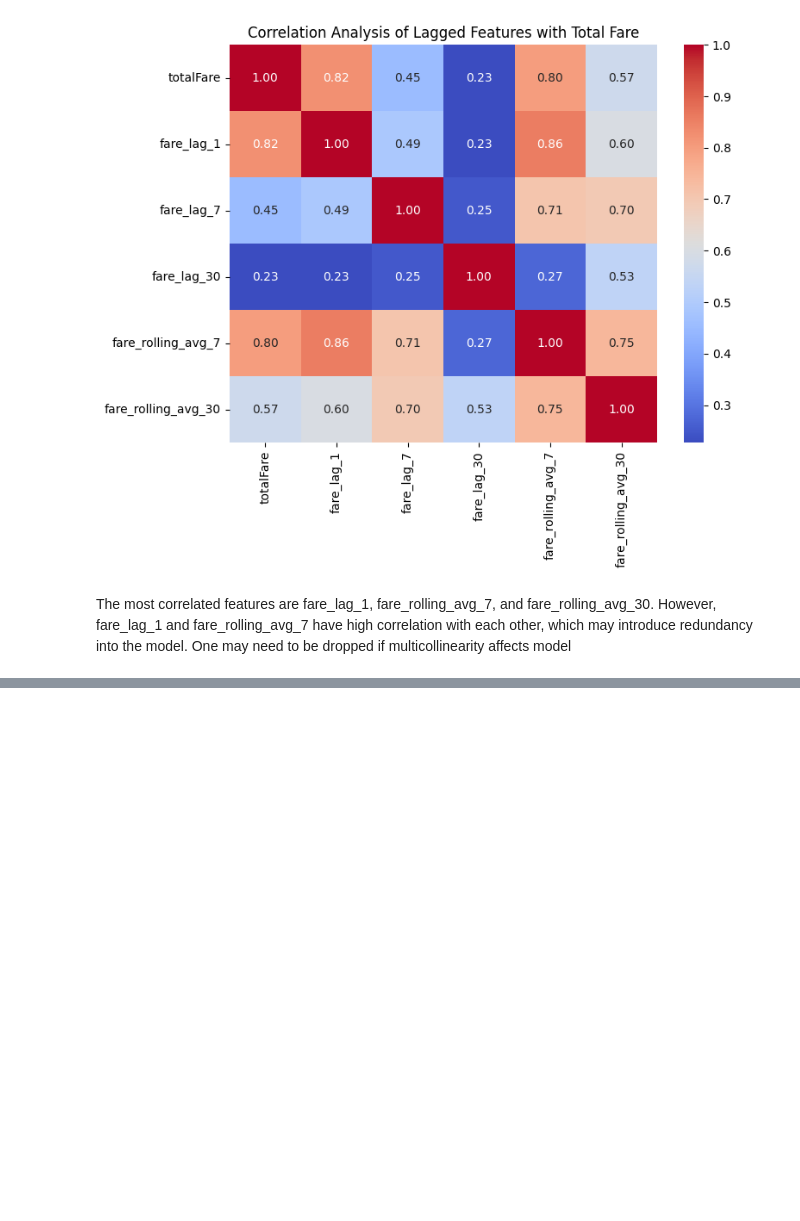
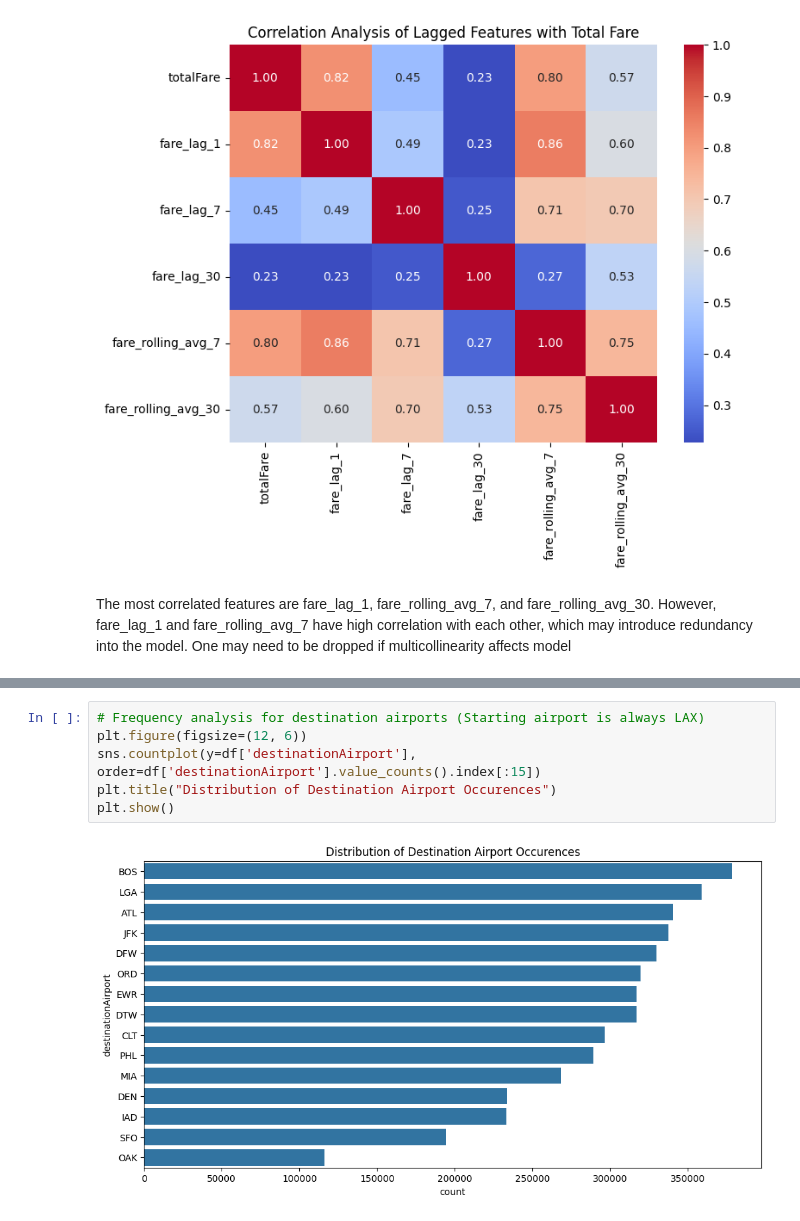
Before and after one commit to camrync23/Capstone-Project, a Jupyter notebook: notebooks/data_exploration.ipynb, the cells around one changed output, grey strips where cells are left out. Saved outputs shown, nothing was run; the diff lists cells and outputs as text; blank space fills up the shorter version.

```diff
--- a/notebooks/data_exploration.ipynb
+++ b/notebooks/data_exploration.ipynb
@@ -355,0 +434,8 @@ The most correlated features are fare_lag_1, fare_rolling_avg_7, and fare_rollin
+# %%
+# Frequency analysis for destination airports (Starting airport is always LAX)
+plt.figure(figsize=(12, 6))
+sns.countplot(y=df['destinationAirport'], order=df['destinationAirport'].value_counts().index[:15])
+plt.title("Distribution of Destination Airport Occurences")
+plt.show()
+# %% [output]
+[figure, added]
```
Also changed, not shown: parts of 15 cells of this notebook.
